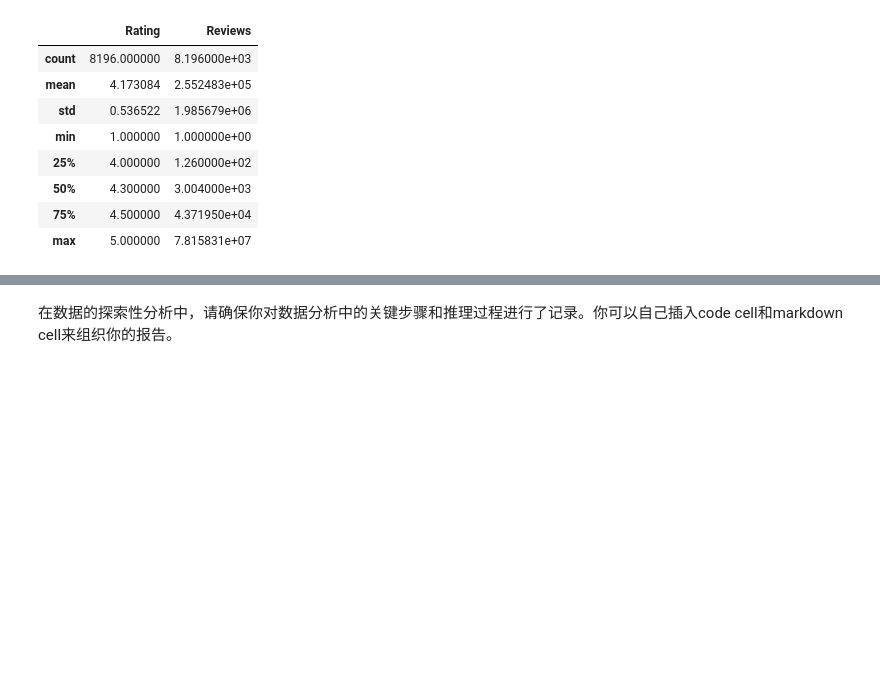
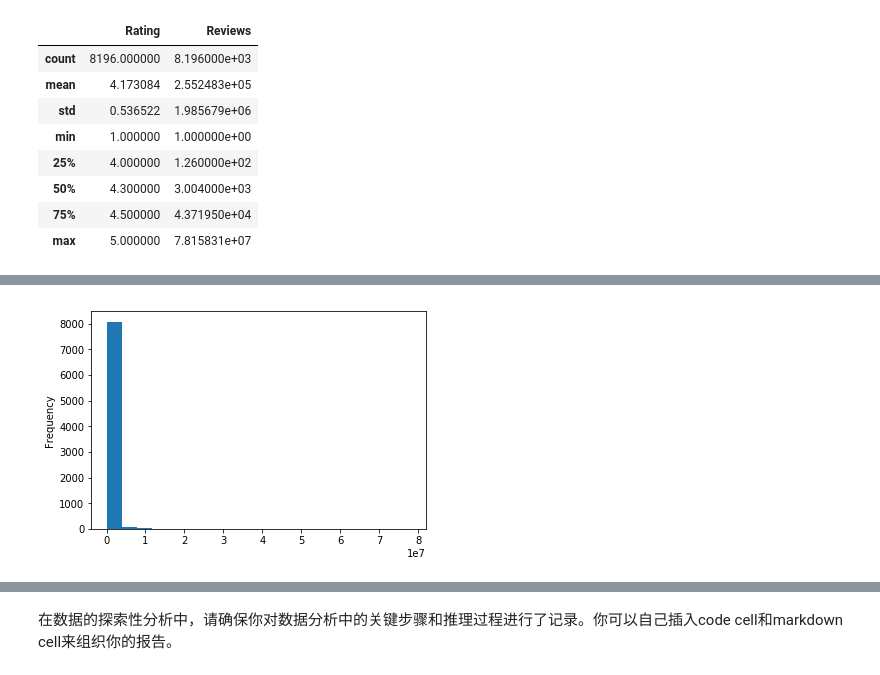
Before and after one commit to mengfanchun2017/udacity-data-academy_public, a Jupyter notebook: dandj/p1_google_app/project_google_app/Google_Play_Store_Analysis_lm.ipynb, the cells around one changed output, grey strips where cells are left out. Cells and saved outputs as stored; diff of their text form; code cells hidden in the pictures; blank space fills up the shorter version.

```diff
--- a/dandj/p1_google_app/project_google_app/Google_Play_Store_Analysis_lm.ipynb
+++ b/dandj/p1_google_app/project_google_app/Google_Play_Store_Analysis_lm.ipynb
@@ -578,0 +636,4 @@ df.describe()
+# %%
+df.Reviews.plot(kind='hist', bins=20);
+# %% [output]
+[figure, added]
```
Also changed, not shown: parts of 51 cells of this notebook, 10 other files.
